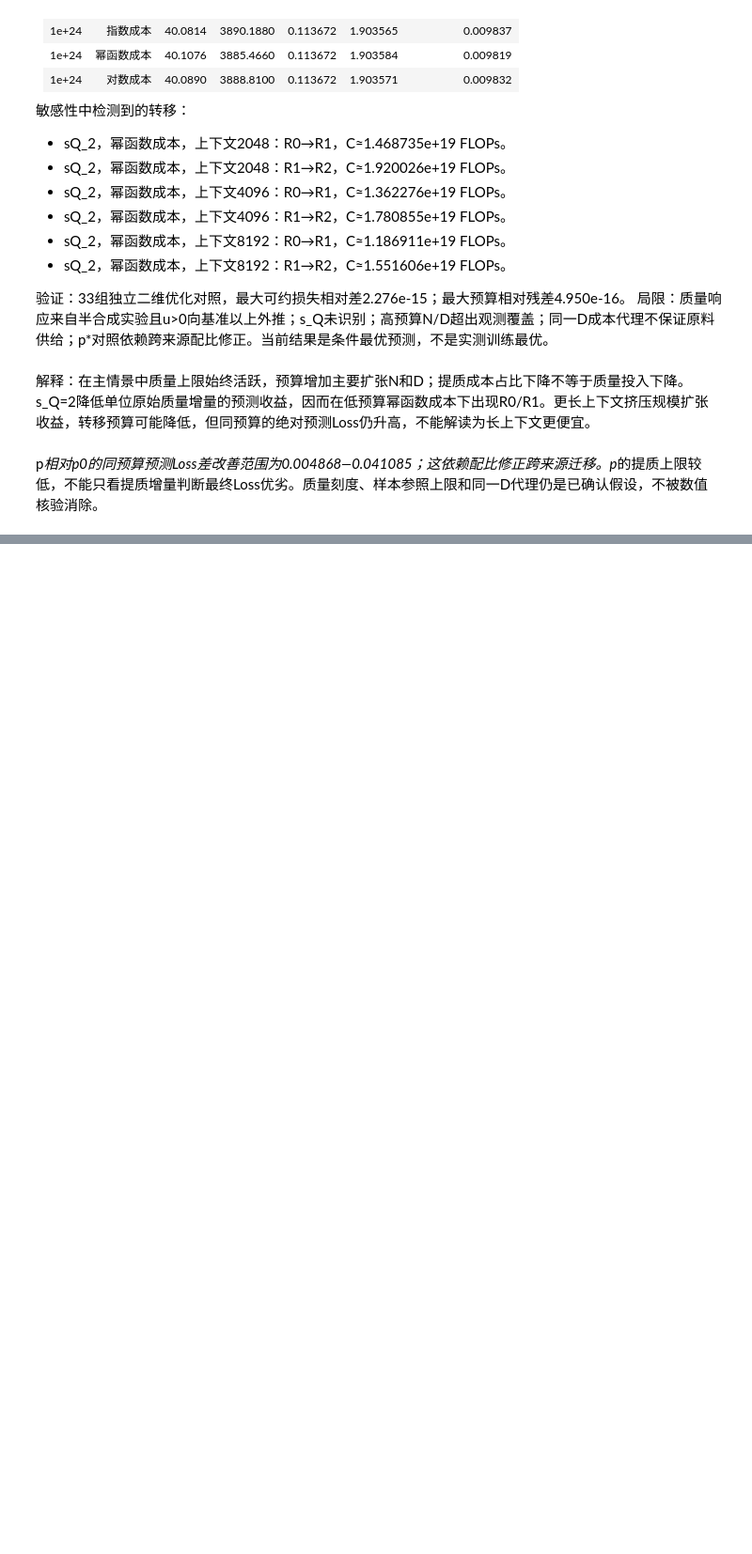
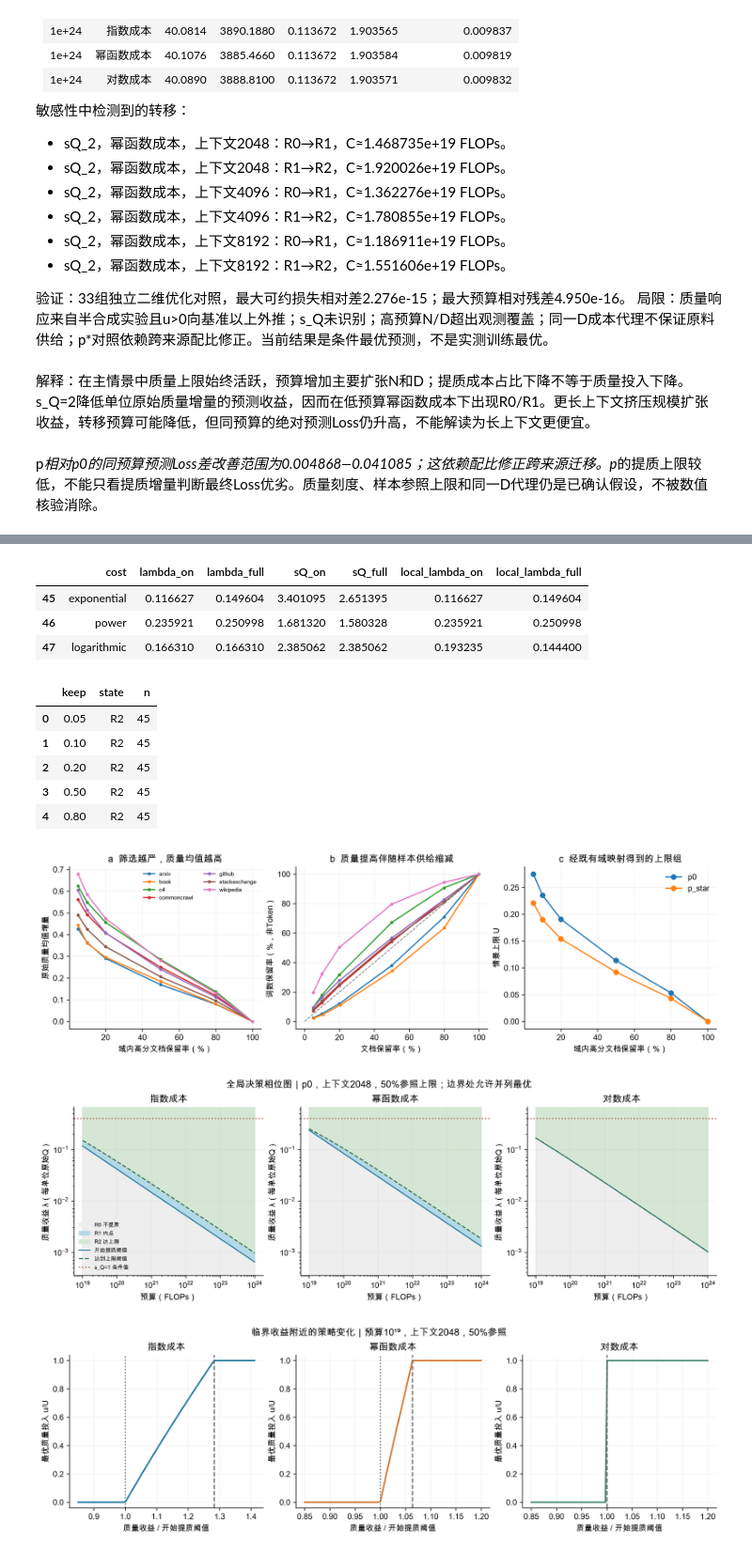
Before and after one commit to ustc-wzz/huawei-cup-f-q1, a Jupyter notebook: 0925_问题三.ipynb, the cells around one changed output, grey strips where cells are left out. Shown at 94% size. Drawn from its saved outputs; the diff is of its cells as text; code cells hidden in the pictures; blank space fills up the shorter version.

```diff
--- a/0925_问题三.ipynb
+++ b/0925_问题三.ipynb
@@ -649,0 +673,22 @@ p*相对p0的同预算预测Loss差改善范围为0.004868—0.041085；这依
+# %%
+from Q3.decision_analysis import run as run_decision_analysis
+cap_results,benefit_thresholds,resource_values,decision_checks=run_decision_analysis(ROOT,model,make_scenario,scan,main,contexts)
+display(benefit_thresholds.loc[benefit_thresholds.keep.eq(.5)&benefit_thresholds.C.eq(1e19)&benefit_thresholds.L_ctx.eq(2048),
+        ['cost','lambda_on','lambda_full','sQ_on','sQ_full','local_lambda_on','local_lambda_full']])
+display(cap_results.groupby(['keep','state']).size().rename('n').reset_index())
+for name in ['07_screening_evidence','08_global_decision_phase','12_critical_benefit_zoom','09_cap_sensitivity','10_resource_tradeoffs','11_budget_composition']:
+    display(Image(filename=str(FIG/f'{name}.png')))
+# %% [output]
+|  | cost | lambda_on | lambda_full | sQ_on | sQ_full | local_lambda_on | local_lambda_full |
+| 45 | exponential | 0.116627 | 0.149604 | 3.401095 | 2.651395 | 0.116627 | 0.149604 |
+| 46 | power | 0.235921 | 0.250998 | 1.681320 | 1.580328 | 0.235921 | 0.250998 |
+| 47 | logarithmic | 0.166310 | 0.166310 | 2.385062 | 2.385062 | 0.193235 | 0.144400 |
+|  | keep | state | n |
+| 0 | 0.05 | R2 | 45 |
+| 1 | 0.10 | R2 | 45 |
+| 2 | 0.20 | R2 | 45 |
+| 3 | 0.50 | R2 | 45 |
+| 4 | 0.80 | R2 | 45 |
+[figure, added]
+[figure, added]
+[figure, added]
```
Also changed, not shown: parts of 6 cells of this notebook, 52 other files.
